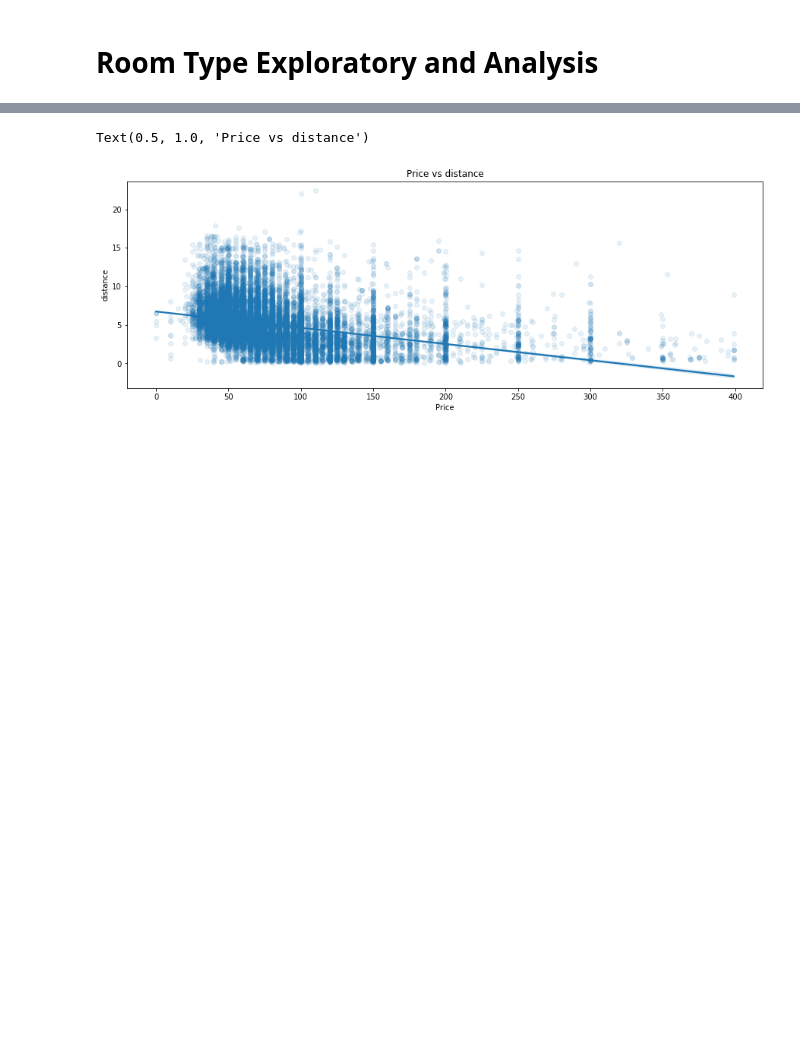
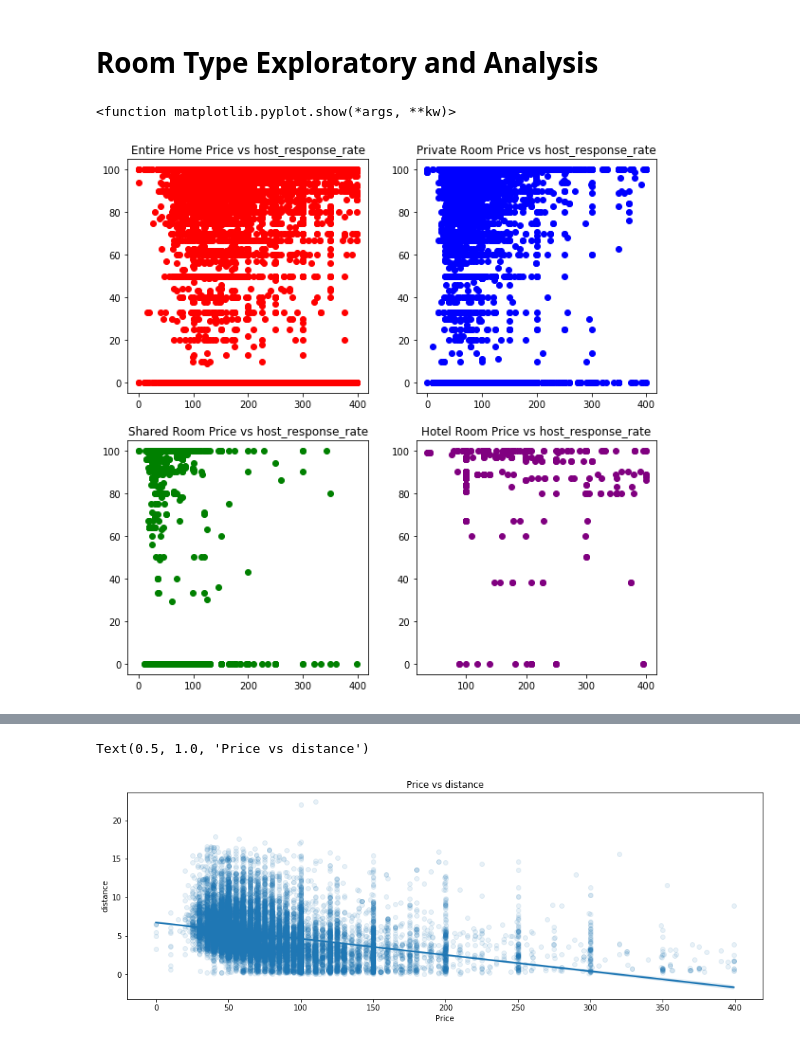
Before and after one commit to cheikhsidi/AirBnb-Price-Preduction_NYC, a Jupyter notebook: airbnb_ml.ipynb, the cells around one changed output, grey strips where cells are left out. Saved outputs shown, nothing was run; the diff lists cells and outputs as text; code cells hidden in the pictures; blank space fills up the shorter version.

```diff
--- a/airbnb_ml.ipynb
+++ b/airbnb_ml.ipynb
@@ -293,6 +293,34 @@ EntireRoom = df[df['Room_Type']=='Entire home/apt']
 PrivateRoom = df[df['Room_Type']=='Private room']
 SharedRoom = df[df['Room_Type'] == 'Shared room']
 HotelRoom = df[df['Room_Type'] == 'Hotel room']
+# %%
+# Plotting the distribution of the price
+# ax = sb.distplot(Manhattan['Price'], axlabel='Listing Price')
+def plot(a, b):
+    x1 = EntireRoom[a]
+    y1 = EntireRoom[b]
+    x2 = PrivateRoom[a]
+    y2 = PrivateRoom[b]
+    x3 = SharedRoom[a]
+    y3 = SharedRoom[b]
+    x4 = HotelRoom[a]
+    y4 = HotelRoom[b]
+
+    fig, axs = plt.subplots(2, 2, figsize=(10,10))
+    axs[0, 0].scatter(x1, y1, c='red')
+    axs[0, 0].set_title(f'Entire Home {a} vs {b}')
+    axs[0, 1].scatter(x2, y2, c='blue')
+    axs[0, 1].set_title(f'Private Room {a} vs {b}')
+    axs[1, 0].scatter(x3, y3, c='green')
+    axs[1, 0].set_title(f'Shared Room {a} vs {b}')
+    axs[1, 1].scatter(x4, y4, c='purple')
+    axs[1, 1].set_title(f'Hotel Room {a} vs {b}')
+    return plt.show
+
+plot('Price', 'host_response_rate')
+# %% [output]
+<function matplotlib.pyplot.show(*args, **kw)>
+[figure, added]
 # %%
 # Price vs Distance Shared Room
 
```
Also changed, not shown: parts of 13 cells of this notebook.
